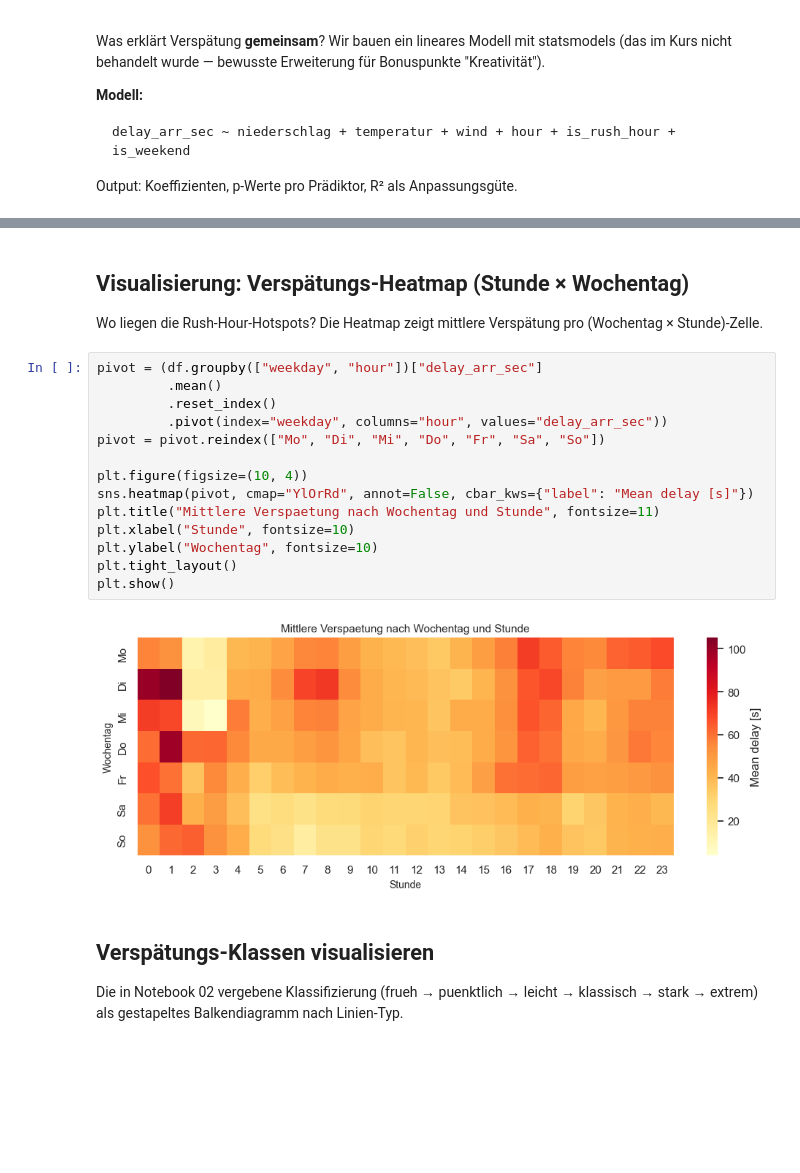
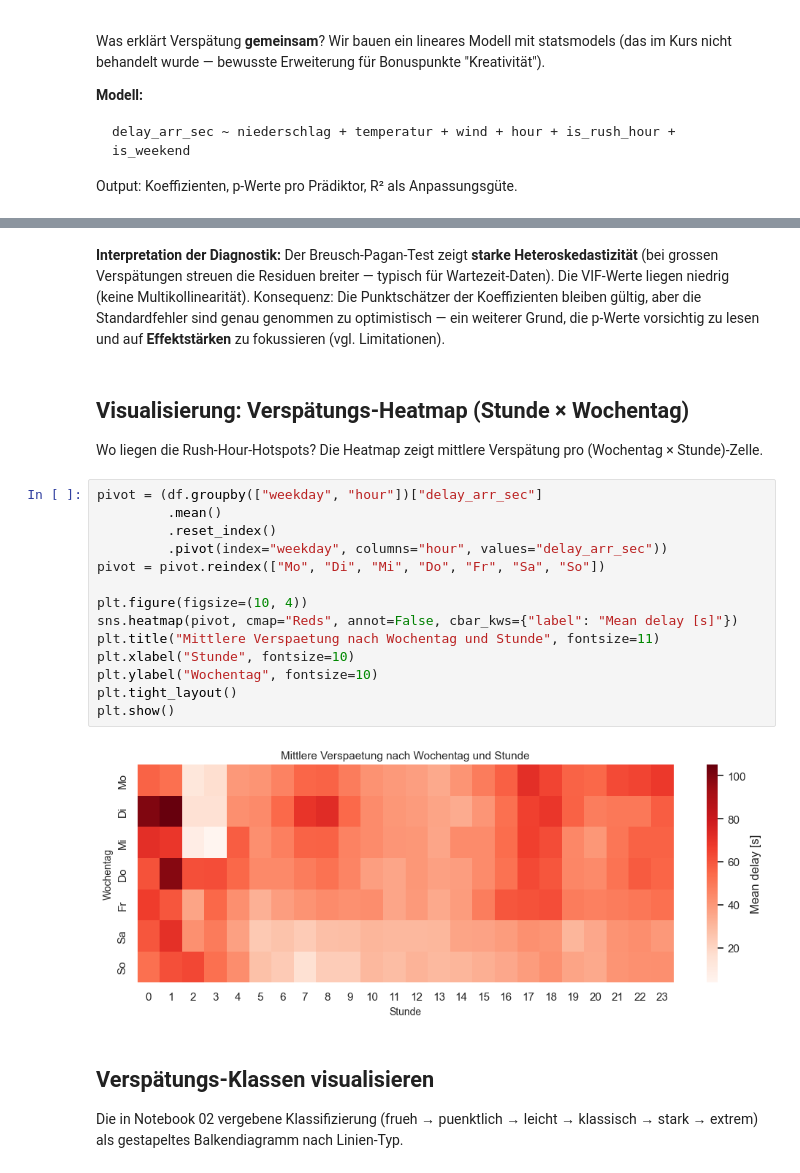
Before and after one commit to Mrgincinamon/SBB-Tracking, a Jupyter notebook: notebooks/03_analyse_visualisierung.ipynb, the cells around one changed output, grey strips where cells are left out. Cells and saved outputs as stored; diff of their text form; blank space fills up the shorter version.

```diff
--- a/notebooks/03_analyse_visualisierung.ipynb
+++ b/notebooks/03_analyse_visualisierung.ipynb
@@ -404,3 +517,11 @@ coef_table
+# %% [markdown]
+**Interpretation der Diagnostik:** Der Breusch-Pagan-Test zeigt
+**starke Heteroskedastizität** (bei grossen Verspätungen streuen die
+Residuen breiter — typisch für Wartezeit-Daten). Die VIF-Werte liegen
+niedrig (keine Multikollinearität). Konsequenz: Die Punktschätzer der
+Koeffizienten bleiben gültig, aber die Standardfehler sind genau genommen
+zu optimistisch — ein weiterer Grund, die p-Werte vorsichtig zu lesen
+und auf **Effektstärken** zu fokussieren (vgl. Limitationen).
 # %% [markdown]
 ## Visualisierung: Verspätungs-Heatmap (Stunde × Wochentag)
 
@@ -409,19 +530,19 @@ pro (Wochentag × Stunde)-Zelle.
 # %%
 pivot = (df.groupby(["weekday", "hour"])["delay_arr_sec"]
          .mean()
          .reset_index()
          .pivot(index="weekday", columns="hour", values="delay_arr_sec"))
 pivot = pivot.reindex(["Mo", "Di", "Mi", "Do", "Fr", "Sa", "So"])
 
 plt.figure(figsize=(10, 4))
-sns.heatmap(pivot, cmap="YlOrRd", annot=False, cbar_kws={"label": "Mean delay [s]"})
+sns.heatmap(pivot, cmap="Reds", annot=False, cbar_kws={"label": "Mean delay [s]"})
 plt.title("Mittlere Verspaetung nach Wochentag und Stunde", fontsize=11)
 plt.xlabel("Stunde", fontsize=10)
 plt.ylabel("Wochentag", fontsize=10)
 plt.tight_layout()
 plt.show()
 # %% [output]
-[figure, old version]
+[figure, new version]
 # %% [markdown]
 ## Verspätungs-Klassen visualisieren
 
```
Also changed, not shown: parts of 14 cells of this notebook, 17 other files.
